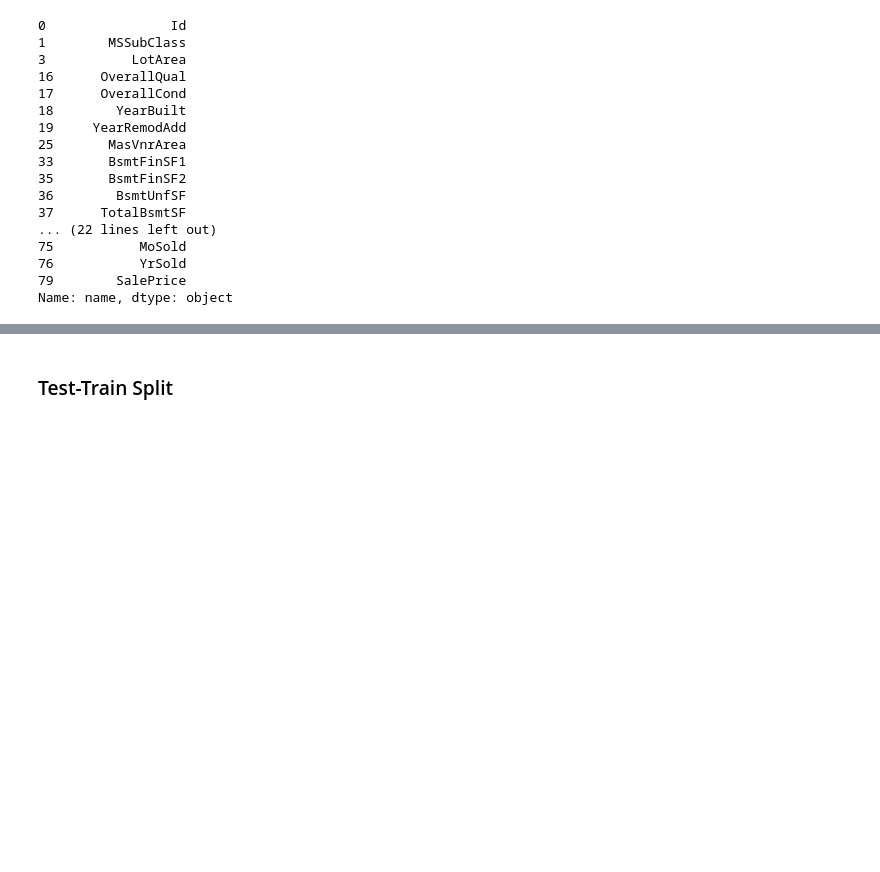
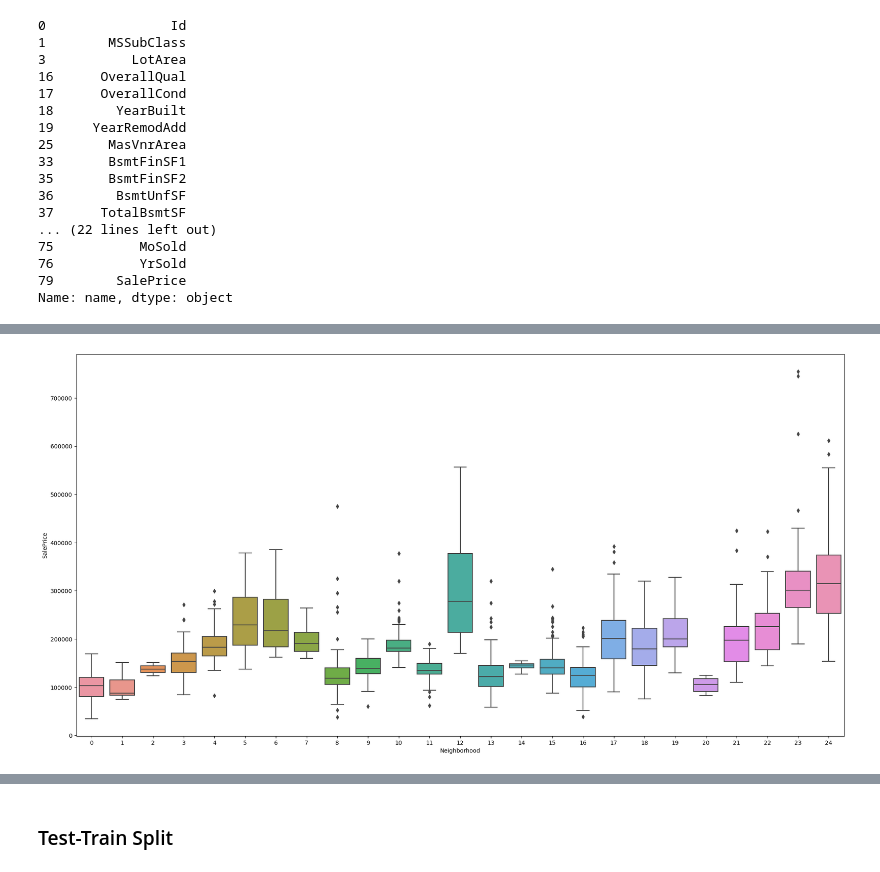
Before and after one commit to ncjanardhan-outlook/ncjpersonal, a Jupyter notebook: Advanced Regression Assignment/Advanced Regression Assignment Soln.ipynb, the cells around one changed output, grey strips where cells are left out. Saved outputs shown, nothing was run; the diff lists cells and outputs as text; code cells hidden in the pictures; blank space fills up the shorter version.

```diff
--- a/Advanced Regression Assignment/Advanced Regression Assignment Soln.ipynb
+++ b/Advanced Regression Assignment/Advanced Regression Assignment Soln.ipynb
@@ -264,0 +298,8 @@ Name: name, dtype: object
+# %%
+plt.figure(figsize=(24,12))
+
+BoxPlotHousingData(1,1,1, 'Neighborhood')
+
+# BoxPlotHousingData(1,1,1, 'Exterior1st')
+# %% [output]
+[figure, added]
```
Also changed, not shown: parts of 22 cells of this notebook.
